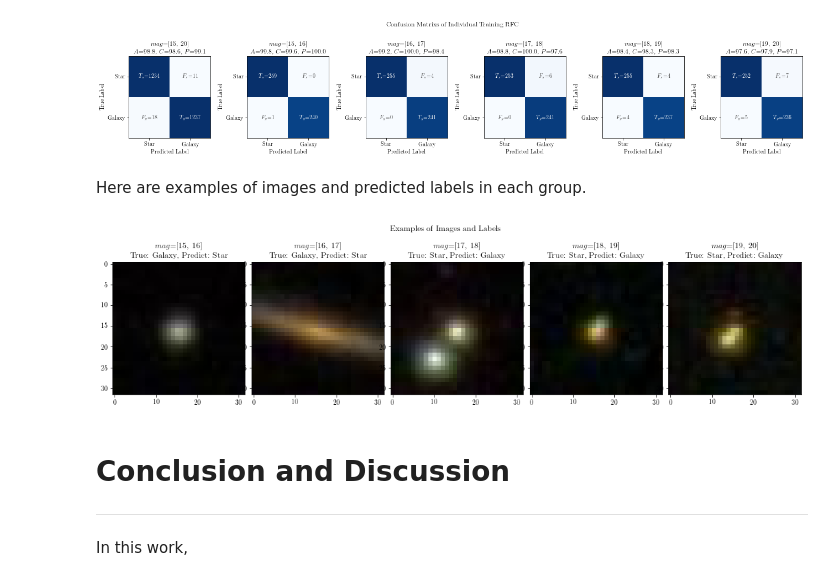
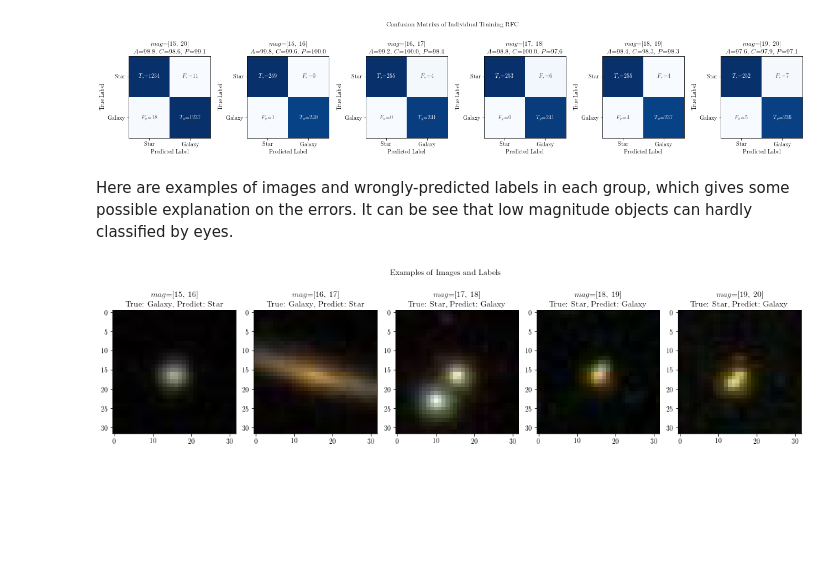
Before and after one commit to nyLiao/SG-Separation, a Jupyter notebook: Machine Learning for Star:Galaxy Separation.ipynb, the cells around one changed output. Drawn from its saved outputs; the diff is of its cells as text; code cells hidden in the pictures; blank space fills up the shorter version.

```diff
--- a/Star Galaxy.ipynb
+++ b/Machine Learning for Star:Galaxy Separation.ipynb
@@ -56,6 +41,6 @@ Populating the interactive namespace from numpy and matplotlib
 # %%
 def load_data(fname):
-    '''Load label and image data of given magnitude.'''
+    '''Load label and image data of one given magnitude range.'''
     path_qry, path_arr = "../data/query/", "../data/array/"
     fname = str(fname)
 
@@ -324,5 +318,6 @@ The
 # %%
 def cross_predict(clf):
+    '''Train and test classifier on each dataset combination.'''
     mat_metric = np.empty((6, 6, 3))
 
     for data_train in range(6):
@@ -360,11 +355,12 @@ ctext = lambda x: 'w' if (x > 85 or x < 15) else (72/256,72/256,72/256)
 label = ['[15, 20]'] + [('[%d, %d]' % (mag, mag+1)) for mag in range(15, 20)]
 
 def plot_metrics(mat_metric, name):
+    '''Plot three metric matrixes of a given classifier.'''
     mat_a, mat_c, mat_p = mat_metric[:,:,0], mat_metric[:,:,1], mat_metric[:,:,2]
     fig, (ax_a, ax_c, ax_p) = plt.subplots(1, 3, figsize=(14.5, 4))
     fig.subplots_adjust(wspace = 0.2, hspace = 0.4)
     fig.suptitle('Cross-Prediction Results of ' + name,
-                 x=0.52, y=0.9999, fontweight='bold')
+                 x=0.52, y=0.99995, fontweight='bold')
 
     # plot accuracy
     img_a = ax_a.imshow(mat_a, interpolation='nearest',
@@ -547,6 +556,7 @@ pre = [['$T_s$', '$F_s$'],
        ['$F_g$', '$T_g$']]
 
 def plot_confusion(mat_conf, ax, mag):
+    '''Plot confusion matrix on given axis.'''
     img = ax.imshow(mat_conf, interpolation='nearest', cmap=cmap)
     A, C, P = metric(mat_conf)
 
@@ -577,20 +587,15 @@ plt.show()
 # %% [output]
 [figure]
 # %% [markdown]
-Here are examples of images and predicted labels in each group.
+Here are examples of images and wrongly-predicted labels in each group, which gives some possible explanation on the errors. It can be see that low magnitude objects can hardly classified by eyes.
 # %%
 # prepare figure
 fig, axs = plt.subplots(1, 5, figsize=(18, 5))
-fig.subplots_adjust(hspace = 0.2, wspace = 0.05)
+fig.subplots_adjust(hspace = 0.1, wspace = 0.15)
 fig.suptitle('Examples of Images and Labels', y=0.92)
 
 for data_i in range(5):
     axs[data_i].imshow(x_wr_lst[data_i])
     axs[data_i].set_title('$mag$=[%d, %d] \n True: %s, Predict: %s' % (data_i+15, data_i+16, y_wr_lst[data_i], y_pred_wr_lst[data_i]))
 # %% [output]
-[figure, old version]
+[figure, new version]
-# %% [markdown]
-# Conclusion and Discussion
----
-
-In this work,
```
Also changed, not shown: parts of 21 cells of this notebook, 1 other file.
